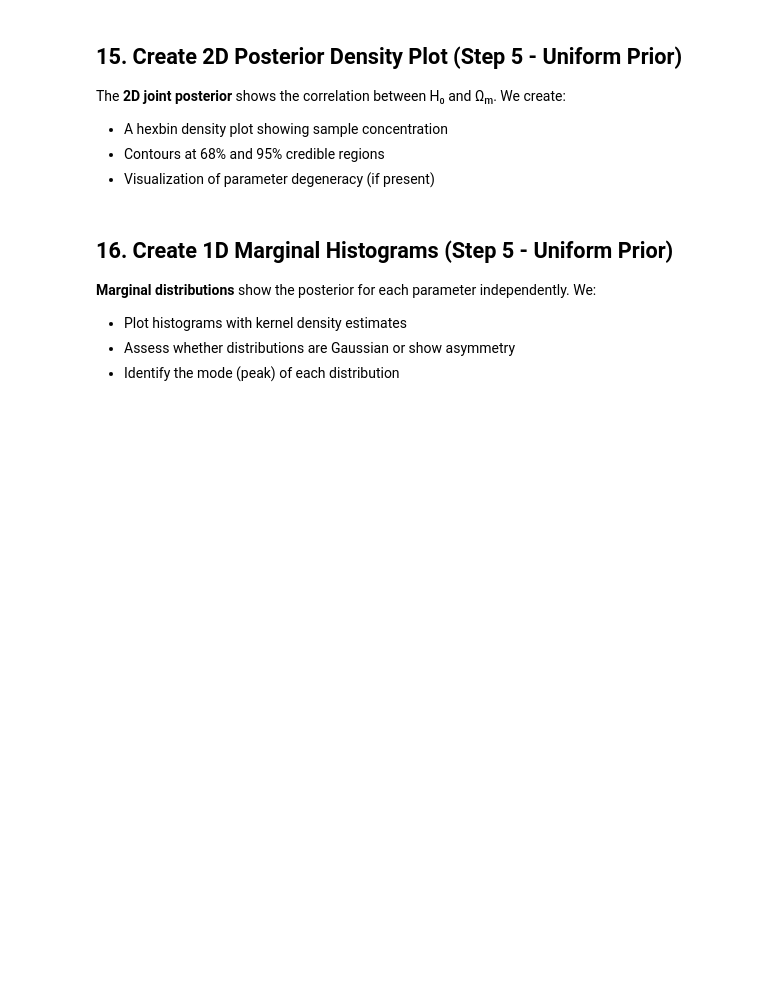
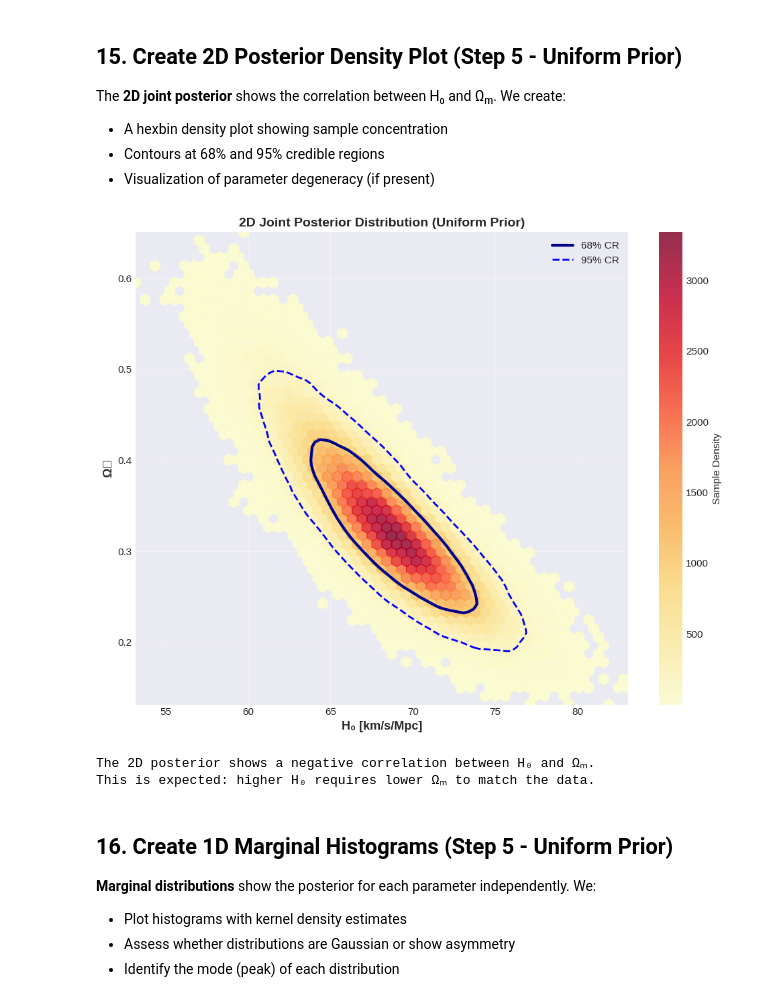
Before and after one commit to andresgordoortiz/carmen_assignment, a Jupyter notebook: bayesian_cosmology_assignment.ipynb, the cells around one changed output. Cells and saved outputs as stored; diff of their text form; code cells hidden in the pictures; blank space fills up the shorter version.

```diff
--- a/bayesian_cosmology_assignment.ipynb
+++ b/bayesian_cosmology_assignment.ipynb
@@ -807,8 +804,8 @@ from matplotlib.patches import Ellipse
 from scipy.stats import gaussian_kde
 
 # Extract parameters
-H0_samples = combined_chain_uniform[:, 0]
-Om_samples = combined_chain_uniform[:, 1]
+H0_samples = combined_chain[:, 0]
+Om_samples = combined_chain[:, 1]
 
 # Create 2D density plot
 fig, ax = plt.subplots(figsize=(10, 8))
@@ -829,33 +826,37 @@ density = kde(positions).reshape(H0_mesh.shape)
 # Sort density values to find contour levels
 sorted_density = np.sort(density.ravel())[::-1]
 cumsum = np.cumsum(sorted_density)
 cumsum = cumsum / cumsum[-1]
 
 # Find levels for 68% and 95% credible regions
 level_68 = sorted_density[np.searchsorted(cumsum, 0.68)]
 level_95 = sorted_density[np.searchsorted(cumsum, 0.95)]
 
 # Plot contours
 ax.contour(H0_mesh, Om_mesh, density, levels=[level_95, level_68],
            colors=['blue', 'darkblue'], linewidths=[2, 3],
            linestyles=['--', '-'])
 
 # Add legend for contours
 from matplotlib.lines import Line2D
 legend_elements = [Line2D([0], [0], color='darkblue', linewidth=3, label='68% CR'),
                    Line2D([0], [0], color='blue', linewidth=2, linestyle='--', label='95% CR')]
 ax.legend(handles=legend_elements, loc='upper right', fontsize=11)
 
 ax.set_xlabel('H₀ [km/s/Mpc]', fontsize=13, fontweight='bold')
 ax.set_ylabel('Ωₘ', fontsize=13, fontweight='bold')
 ax.set_title('2D Joint Posterior Distribution (Uniform Prior)', fontsize=14, fontweight='bold')
 ax.grid(True, alpha=0.3)
 
 plt.tight_layout()
 plt.show()
 
 print("The 2D posterior shows a negative correlation between H₀ and Ωₘ.")
 print("This is expected: higher H₀ requires lower Ωₘ to match the data.")
+# %% [output]
+[figure, added]
+The 2D posterior shows a negative correlation between H₀ and Ωₘ.
+This is expected: higher H₀ requires lower Ωₘ to match the data.
 # %% [markdown]
 ## 16. Create 1D Marginal Histograms (Step 5 - Uniform Prior)
 
```
Also changed, not shown: parts of 15 cells of this notebook.
